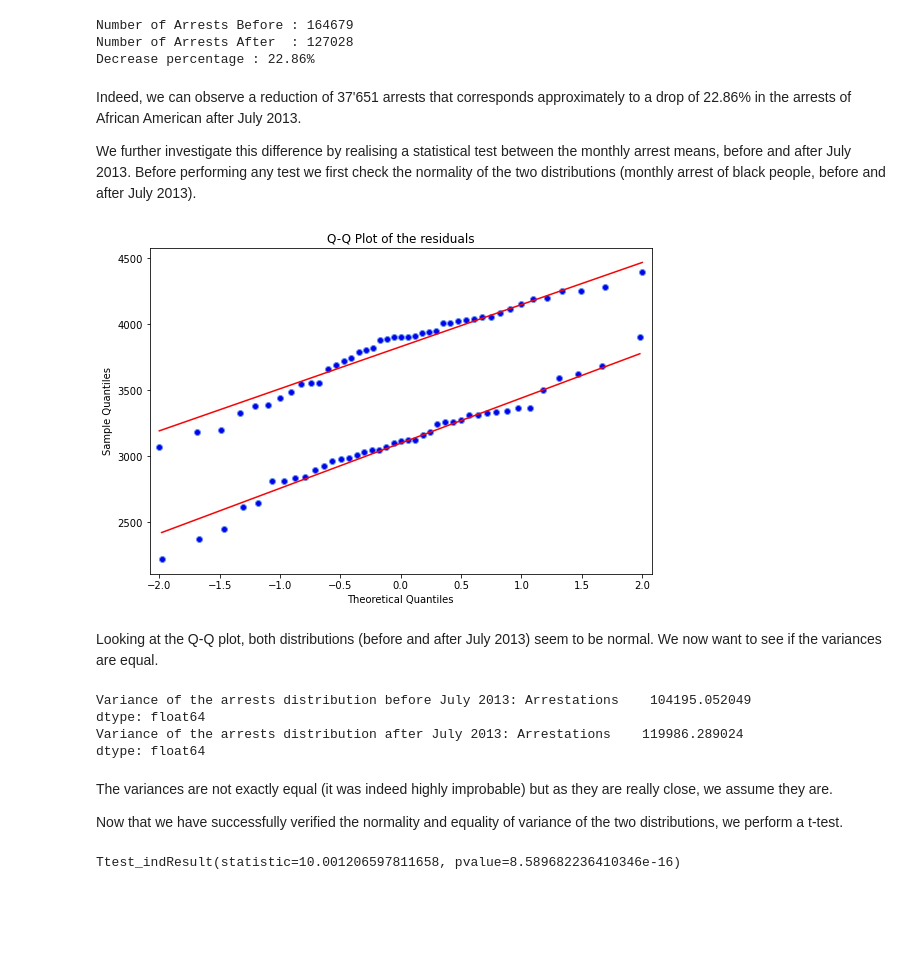
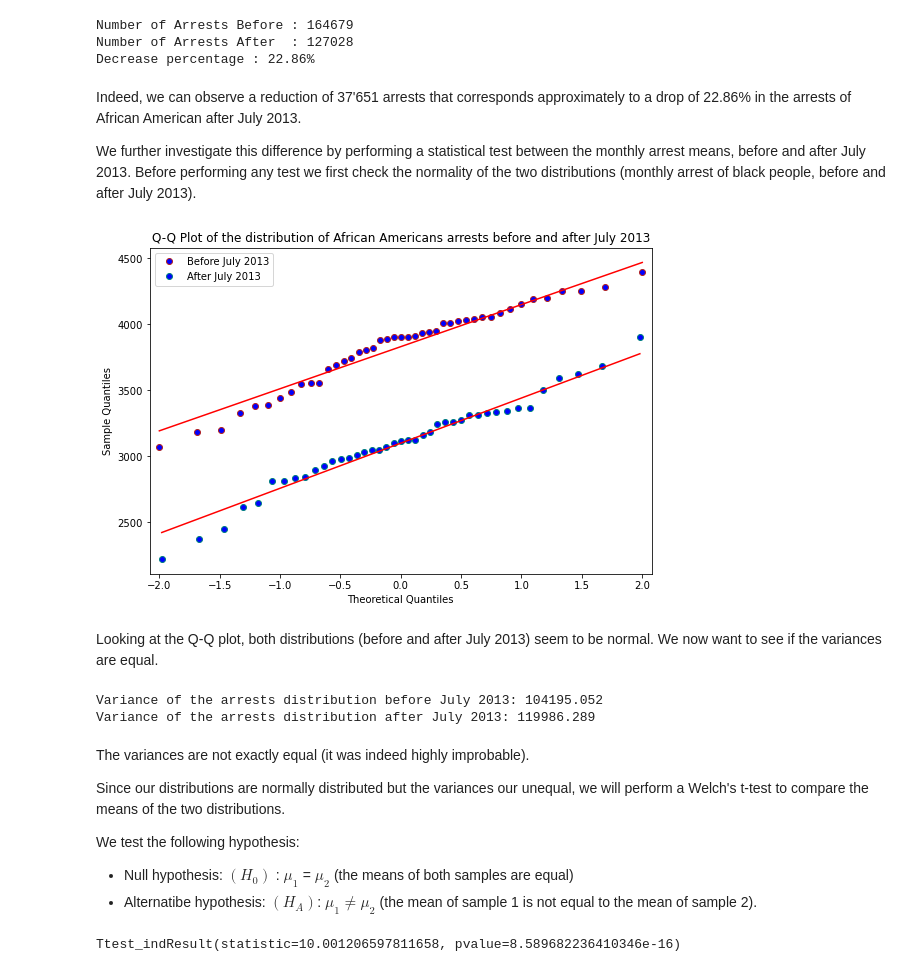
Before and after one commit to SkyRiS3s/ada-2020-project-milestone-p3-p3_msf, a Jupyter notebook: P4_msf.ipynb, the cells around one changed output. Saved outputs shown, nothing was run; the diff lists cells and outputs as text; code cells hidden in the pictures; blank space fills up the shorter version.

```diff
--- a/P4_msf.ipynb
+++ b/P4_msf.ipynb
@@ -227,7 +220,7 @@ Decrease percentage : 22.86%
 # %% [markdown]
 Indeed, we can observe a  reduction of 37'651 arrests that corresponds approximately to a drop of 22.86% in the arrests of African American after July 2013.
 
-We further investigate this difference by realising a statistical test between the monthly arrest means, before and after July 2013. Before performing any test we first check the normality of the two distributions (monthly arrest of black people, before and after July 2013).
+We further investigate this difference by performing a statistical test between the monthly arrest means, before and after July 2013. Before performing any test we first check the normality of the two distributions (monthly arrest of black people, before and after July 2013).
 # %%
 #Definition of the 2 distributions
 black_trends_before = black_before_movement.set_index('Date') \
@@ -242,30 +235,32 @@ black_trends_after = black_after_movement.set_index('Date') \
                         .groupby(pd.Grouper(freq = 'M')).sum() \
                         .assign(Period = 'After')
 # %%
-from statsmodels.graphics.gofplots import qqplot
-
 fig, ax = plt.subplots(figsize=(9,6))
-qqplot(black_trends_before["Arrestations"], line ='s', ax = ax, color = 'cornflowerblue')
-qqplot(black_trends_after["Arrestations"], line ='s', ax = ax, color = 'cornflowerblue')
-plt.title("Q-Q Plot of the residuals")
+qqplot(black_trends_before["Arrestations"], line = 's', ax = ax, color = 'firebrick', label = 'Before July 2013')
+qqplot(black_trends_after["Arrestations"], line ='s', ax = ax, color = 'teal', label = 'After July 2013')
+plt.title("Q-Q Plot of the distribution of African Americans arrests before and after July 2013")
+plt.legend()
 plt.show()
 # %% [output]
-[figure, old version]
+[figure, new version]
 # %% [markdown]
 Looking at the Q-Q plot, both distributions (before and after July 2013) seem to be normal. We now want to see if the variances are equal.
 # %%
-#####enlever le dtype etc
-print("Variance of the arrests distribution before July 2013: " + str(black_trends_before.var()))
-print("Variance of the arrests distribution after July 2013: " + str(black_trends_after.var()))
+#####enlever le dtype etc...
+print("Variance of the arrests distribution before July 2013: %.3f " %black_trends_before.var())
+print("Variance of the arrests distribution after July 2013: %.3f " %black_trends_after.var())
 # %% [output]
-Variance of the arrests distribution before July 2013: Arrestations    104195.052049
-dtype: float64
-Variance of the arrests distribution after July 2013: Arrestations    119986.289024
-dtype: float64
+Variance of the arrests distribution before July 2013: 104195.052
+Variance of the arrests distribution after July 2013: 119986.289
-# %% [markdown]
-The variances are not exactly equal (it was indeed highly improbable) but as they are really close, we assume they are.
-
-Now that we have successfully verified the normality and equality of variance of the two distributions, we perform a t-test.
+# %% [markdown]
+The variances are not exactly equal (it was indeed highly improbable).
+
+Since our distributions are normally distributed but the variances our unequal, we will perform a Welch's t-test to compare the means of the two distributions.
+
+We test the following hypothesis:
+
+- Null hypothesis: $(H_0)$ : $\mu_1$ = $\mu_2$ (the means of both samples are equal)
+- Alternatibe hypothesis: $(H_A)$: $\mu_1\neq \mu_2$ (the mean of sample 1 is not equal to the mean of sample 2).
 # %%
 display(stats.ttest_ind(black_trends_before['Arrestations'], black_trends_after['Arrestations'], equal_var = False))
 # %% [output]
```
Also changed, not shown: parts of 33 cells of this notebook.
